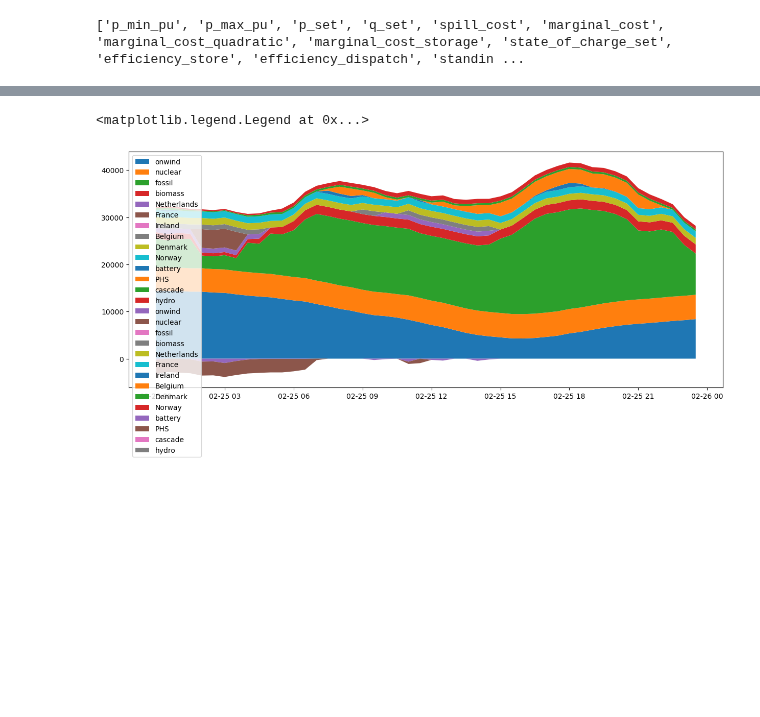
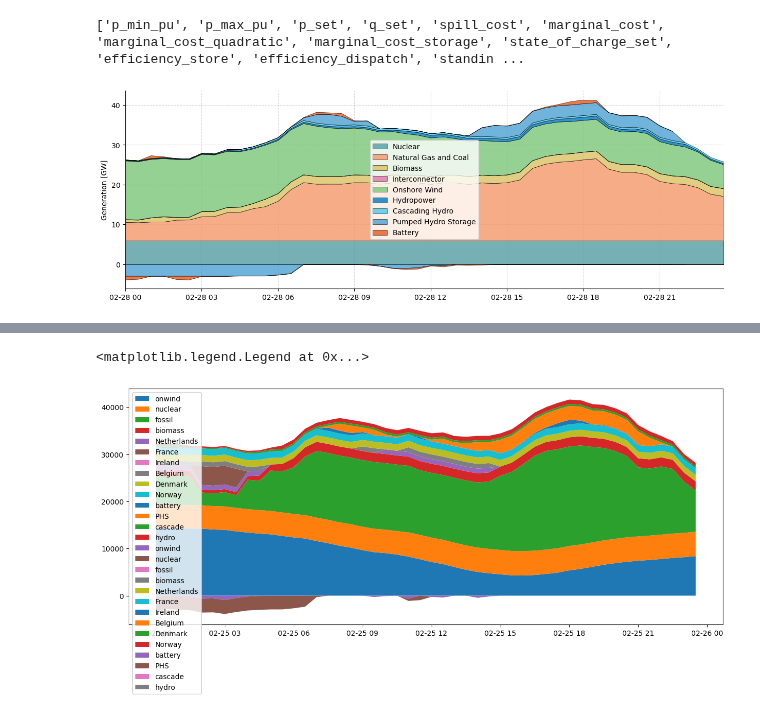
Before and after one commit to LukasFrankenQ/GBPower, a Jupyter notebook: notebooks/build_supply_curve.ipynb, the cells around one changed output, grey strips where cells are left out. Drawn from its saved outputs; the diff is of its cells as text; code cells hidden in the pictures; blank space fills up the shorter version.

```diff
--- a/notebooks/build_supply_curve.ipynb
+++ b/notebooks/build_supply_curve.ipynb
@@ -520,3 +527,69 @@ def plot_merit_order(n, period=36):
 plot_merit_order(n)
 # %% [output]
 ['p_min_pu', 'p_max_pu', 'p_set', 'q_set', 'spill_cost', 'marginal_cost', 'marginal_cost_quadratic', 'marginal_cost_storage', 'state_of_charge_set', 'efficiency_store', 'efficiency_dispatch', 'standin ...
+# %%
+from collections import OrderedDict
+
+idx = pd.IndexSlice
+
+# totals = n.statistics.supply(
+totals = n.statistics.energy_balance(
+    comps=['Generator', 'StorageUnit', 'Link'],
+    aggregate_time=False,
+)
+
+totals = (
+    totals
+    .loc[totals.index.get_level_values(1).isin(list(tech_colors))]
+    .droplevel([0,2])
+    .mul(1e-3)
+)
+
+totals = totals.loc[pd.Index(list(tech_colors)).intersection(totals.index)]
+
+fig, ax = plt.subplots(figsize=(15, 5))
+
+area_kwargs = dict(
+    alpha=0.8,
+    linewidth=0.5,
+    edgecolor='black',
+)
+
+ax.stackplot(
+    totals.columns,
+    totals.clip(lower=0),
+    labels=[nice_names[tech] for tech in totals.index],
+    colors=[tech_colors[tech] for tech in totals.index],
+    **area_kwargs
+    )
+
+ax.stackplot(
+    totals.columns,
+    totals.clip(upper=0),
+    labels=[nice_names[tech] for tech in totals.index],
+    colors=[tech_colors[tech] for tech in totals.index],
+    **area_kwargs
+    )
+
+def get_unique_handles_labels(ax):
+    handles, labels = ax.get_legend_handles_labels()
+    unique = OrderedDict()
+    for handle, label in zip(handles, labels):
+        if label not in unique:
+            unique[label] = handle
+    return list(unique.values()), list(unique.keys())
+
+# Clean up the legend
+handles, labels = get_unique_handles_labels(ax)
+ax.legend(handles, labels)
+ax.set_xlim(totals.columns.min(), totals.columns.max())
+
+ax.grid(True, linestyle='--', alpha=0.5)
+ax.set_axisbelow(True)
+ax.spines['top'].set_visible(False)
+ax.spines['right'].set_visible(False)
+ax.set_ylabel('Generation [GW]')
+
+plt.show()
+# %% [output]
+[figure, added]
```
Also changed, not shown: parts of 10 cells of this notebook, 4 other files.
